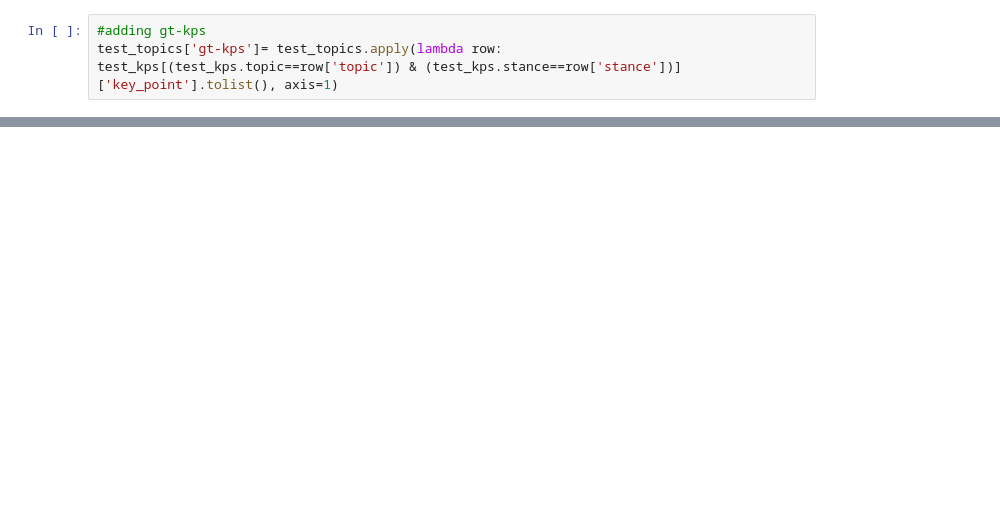
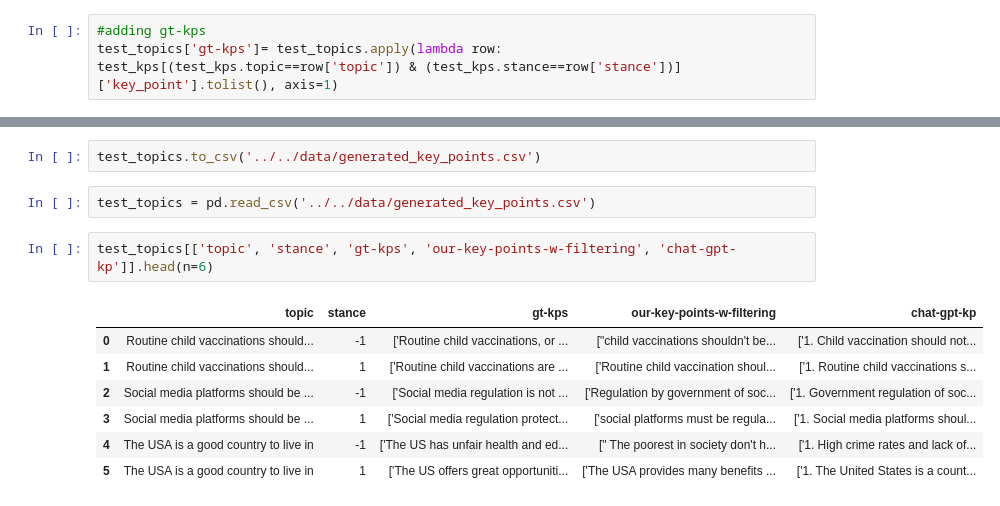
Before and after one commit to webis-de/argmining-21-keypoint-analysis-sharedtask-code, a Jupyter notebook: siamese-nn/src-ipynb/page-rank.ipynb, the cells around one changed output, grey strips where cells are left out. Cells and saved outputs as stored; diff of their text form; blank space fills up the shorter version.

```diff
--- a/siamese-nn/src-ipynb/page-rank.ipynb
+++ b/siamese-nn/src-ipynb/page-rank.ipynb
@@ -277,0 +343,14 @@ Name: topic, dtype: int64
+# %%
+test_topics.to_csv('../../data/generated_key_points.csv')
+# %%
+test_topics = pd.read_csv('../../data/generated_key_points.csv')
+# %%
+test_topics[['topic', 'stance', 'gt-kps', 'our-key-points-w-filtering', 'chat-gpt-kp']].head(n=6)
+# %% [output]
+|  | topic | stance | gt-kps | our-key-points-w-filtering | chat-gpt-kp |
+| 0 | Routine child vaccinations should... | -1 | ['Routine child vaccinations, or ... | ["child vaccinations shouldn't be... | ['1. Child vaccination should not... |
+| 1 | Routine child vaccinations should... | 1 | ['Routine child vaccinations are ... | ['Routine child vaccination shoul... | ['1. Routine child vaccinations s... |
+| 2 | Social media platforms should be ... | -1 | ['Social media regulation is not ... | ['Regulation by government of soc... | ['1. Government regulation of soc... |
+| 3 | Social media platforms should be ... | 1 | ['Social media regulation protect... | ['social platforms must be regula... | ['1. Social media platforms shoul... |
+| 4 | The USA is a good country to live in | -1 | ['The US has unfair health and ed... | [" The poorest in society don't h... | ['1. High crime rates and lack of... |
+| 5 | The USA is a good country to live in | 1 | ['The US offers great opportuniti... | ['The USA provides many benefits ... | ['1. The United States is a count... |
```
Also changed, not shown: parts of 50 cells of this notebook, 12 other files.
